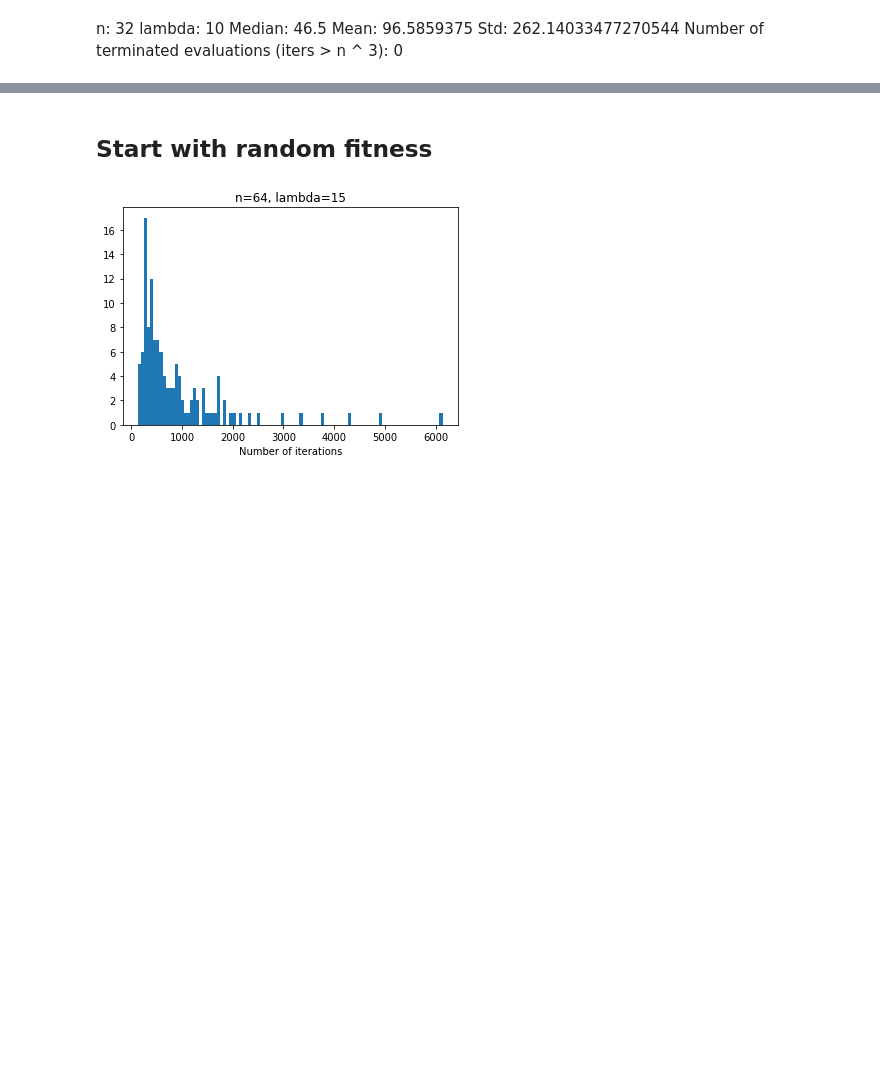
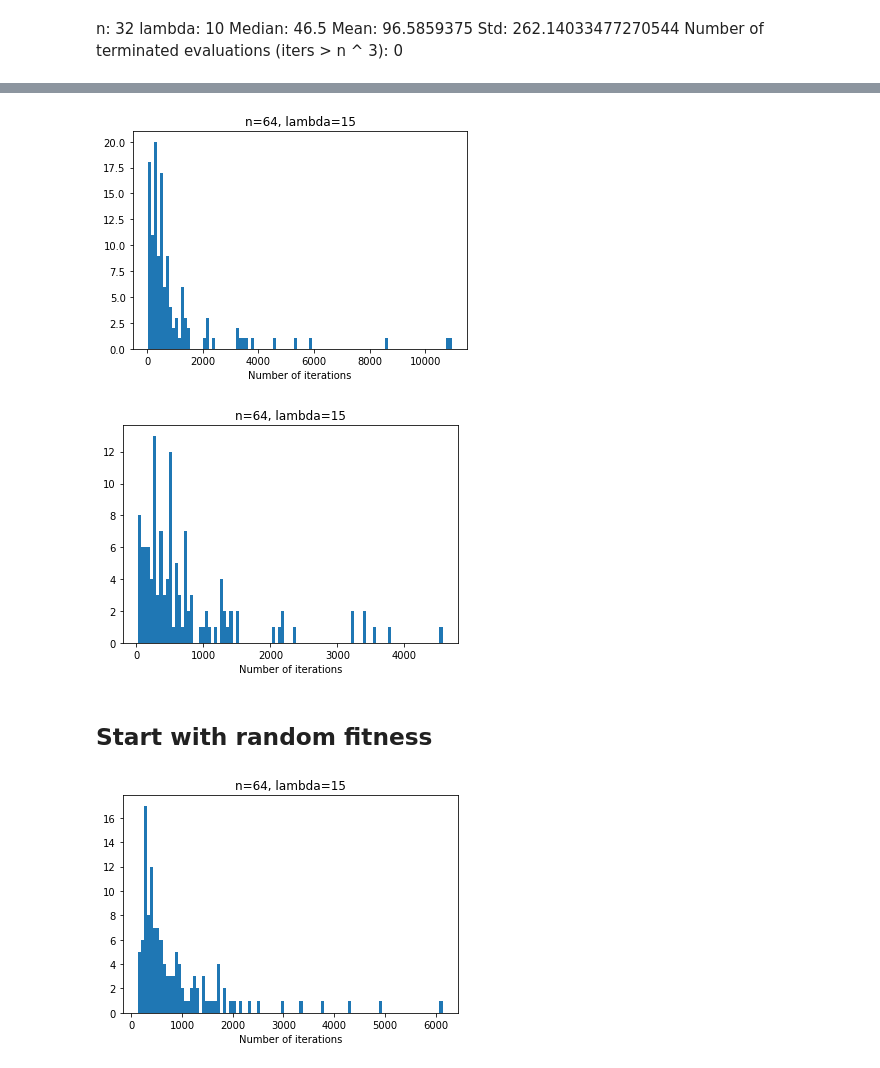
Before and after one commit to sashapff/ollga-noise, a Jupyter notebook: notebook.ipynb, the cells around one changed output, grey strips where cells are left out. Cells and saved outputs as stored; diff of their text form; code cells hidden in the pictures; blank space fills up the shorter version.

```diff
--- a/notebook.ipynb
+++ b/notebook.ipynb
@@ -60,3 +129,24 @@ plot_hist(a, n, lmbd)
+# %%
+n = 64
+lmbd = 15
+a = np.array([ 5281,   119,   508,   504,  1273,   347,   733,   375,   747,   799,
+   525,  1301,   272,    40,   284,   415,   480,   295,   282,   182,
+    81,   301,   192,   623,  8563,   659,   366,   286,   725,   268,
+  2173,   178,   439,   270,  3416,   265,   710,   272,   808,  3568,
+   122,  3251,   517,    70,   133,   351,   400,  1486,   364,  5871,
+  2040,  2355,   715,   374,  1278,   571,   192,   128,  2122,   507,
+    45,   236,    53,  1486,  1063,  2163,   748,   166,   691,  1317,
+  1287,   485,    42,   762,  1417,    25,   464,  3418,   114,   524,
+   735,   812,   567,    56,    89,   988,   158,   505,  1099,  1353,
+   349,   491,   571,   414,   656,  1399,   258,   794,  4571, 10965,
+   329,    71, 10811,   594,   246,   959,   507,  1039,   502,    55,
+   232,    83,   263,  1164,   266,   583,  3787,   236,   278,   140,
+   103,  1265,   313,   479,   166,  3213,   592,   462])
+plot_hist(a, n, lmbd)
+plot_hist(a[a < 5000], n, lmbd)
+# %% [output]
+[figure, added]
+[figure, added]
 # %% [markdown]
 ## Start with random fitness
 # %%
```
Also changed, not shown: parts of 5 cells of this notebook.
